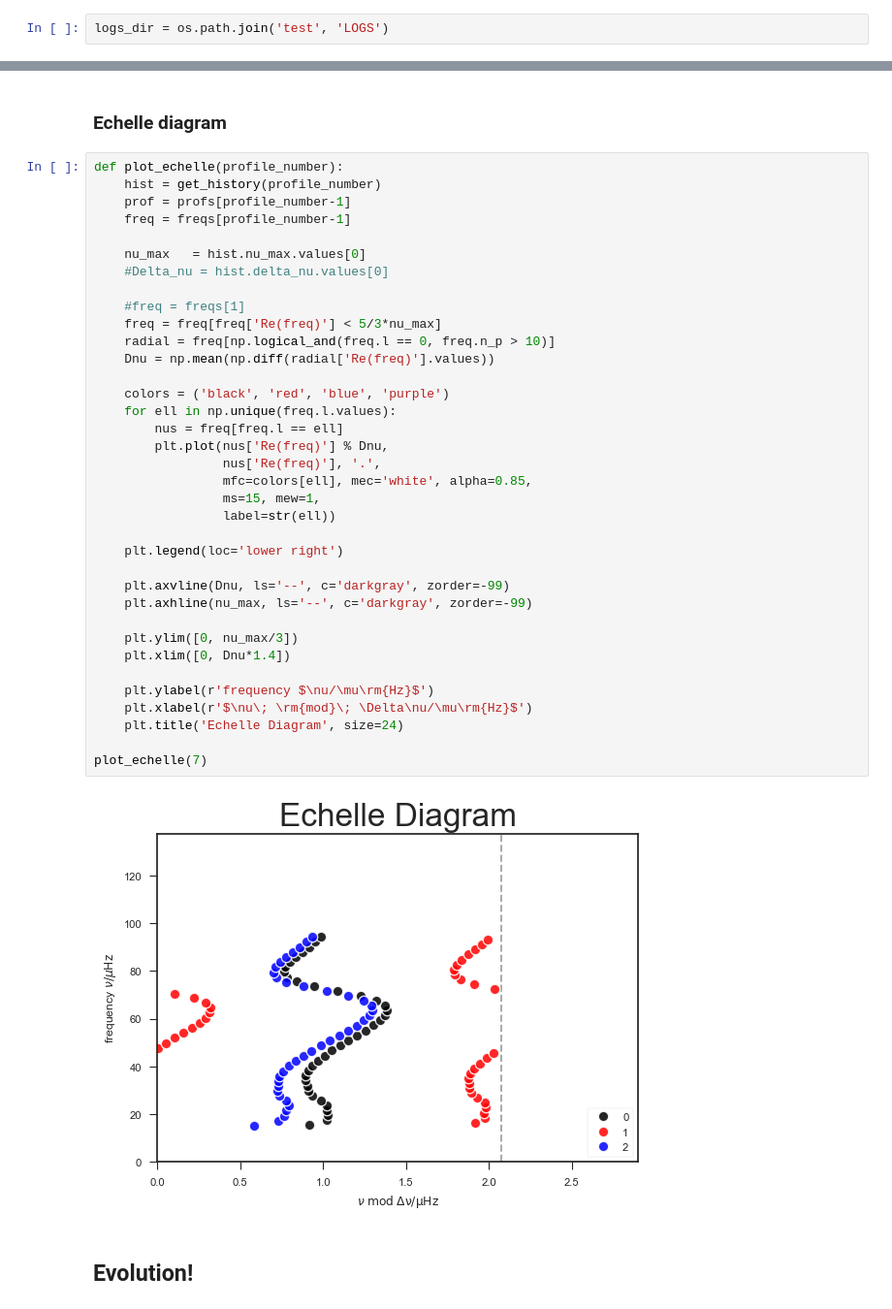
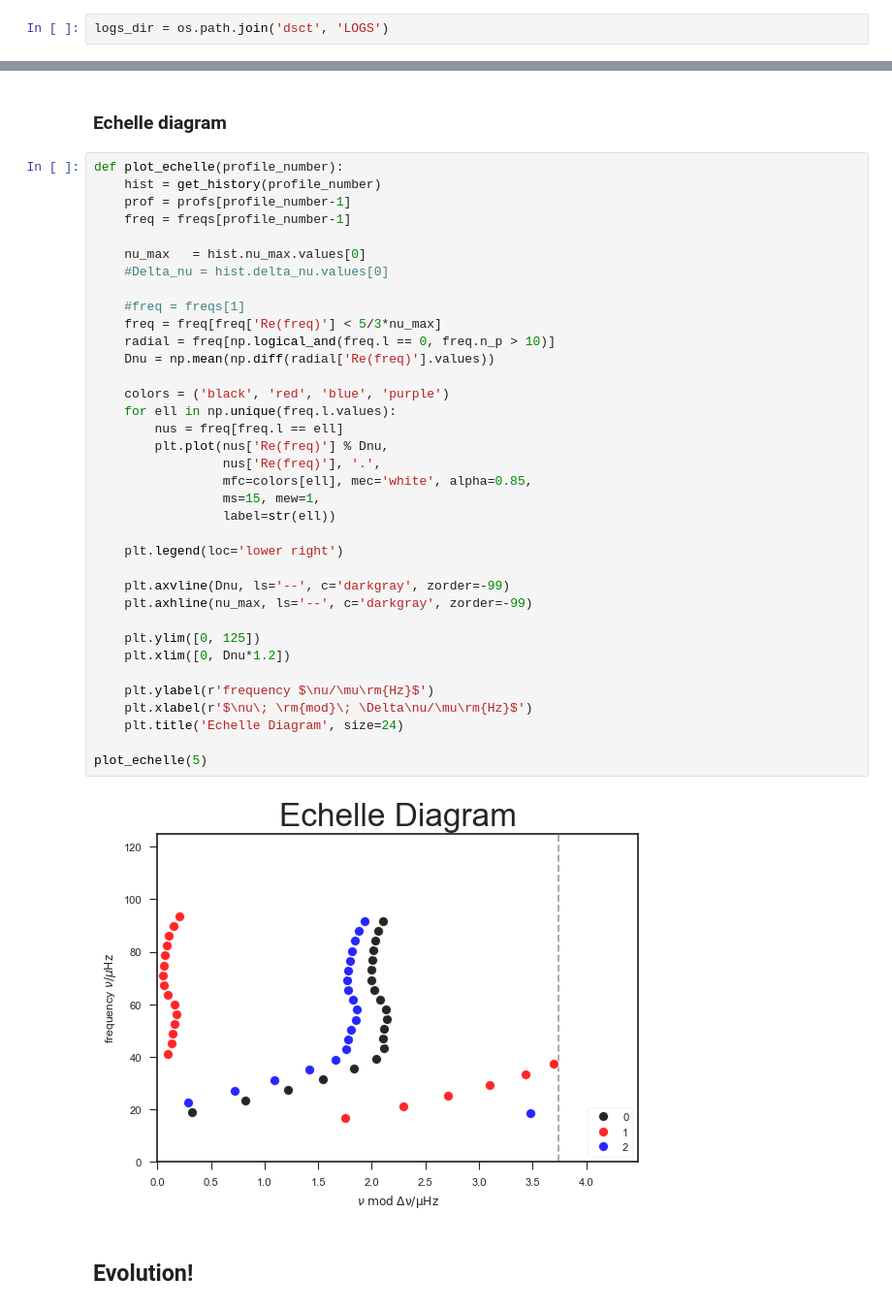
Before and after one commit to gautam-404/MESA-local, a Jupyter notebook: plots.ipynb, the cells around one changed output, grey strips where cells are left out. Shown at 97% size. Saved outputs shown, nothing was run; the diff lists cells and outputs as text.

```diff
--- a/plots.ipynb
+++ b/plots.ipynb
@@ -19,7 +19,7 @@ plt.style.use('seaborn-v0_8-paper')
 # %% [markdown]
 ## Read in MESA data
 # %%
-logs_dir = os.path.join('test', 'LOGS')
+logs_dir = os.path.join('dsct', 'LOGS')
 # %%
 def load_history_file(logs_dir=logs_dir):
     return pd.read_table(os.path.join(logs_dir, 'history_.data'),
@@ -205,37 +205,37 @@ def plot_echelle(profile_number):
     freq = freqs[profile_number-1]
 
     nu_max   = hist.nu_max.values[0]
     #Delta_nu = hist.delta_nu.values[0]
 
     #freq = freqs[1]
     freq = freq[freq['Re(freq)'] < 5/3*nu_max]
     radial = freq[np.logical_and(freq.l == 0, freq.n_p > 10)]
     Dnu = np.mean(np.diff(radial['Re(freq)'].values))
 
     colors = ('black', 'red', 'blue', 'purple')
     for ell in np.unique(freq.l.values):
         nus = freq[freq.l == ell]
         plt.plot(nus['Re(freq)'] % Dnu,
                  nus['Re(freq)'], '.',
                  mfc=colors[ell], mec='white', alpha=0.85,
                  ms=15, mew=1,
                  label=str(ell))
 
     plt.legend(loc='lower right')
 
     plt.axvline(Dnu, ls='--', c='darkgray', zorder=-99)
     plt.axhline(nu_max, ls='--', c='darkgray', zorder=-99)
 
-    plt.ylim([0, nu_max/3])
-    plt.xlim([0, Dnu*1.4])
+    plt.ylim([0, 125])
+    plt.xlim([0, Dnu*1.2])
 
     plt.ylabel(r'frequency $\nu/\mu\rm{Hz}$')
     plt.xlabel(r'$\nu\; \rm{mod}\; \Delta\nu/\mu\rm{Hz}$')
     plt.title('Echelle Diagram', size=24)
 
-plot_echelle(7)
+plot_echelle(5)
 # %% [output]
-[figure, old version]
+[figure, new version]
 # %% [markdown]
 ## Evolution!
 # %%
```
Also changed, not shown: parts of 4 cells of this notebook, 5 other files.
